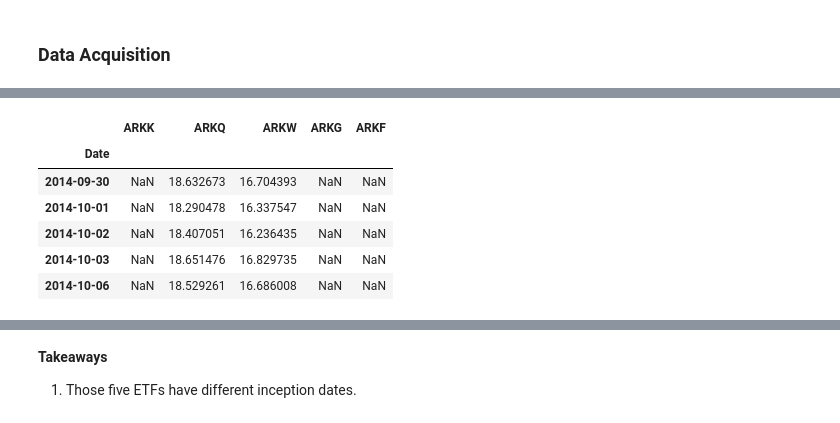
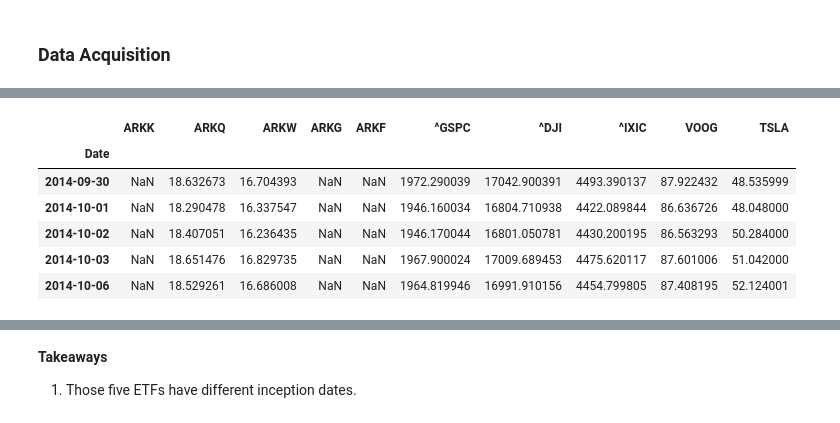
Before and after one commit to Yongliang-Shi/market-prediction, a Jupyter notebook: explore_ark.ipynb, the cells around one changed output, grey strips where cells are left out. Drawn from its saved outputs; the diff is of its cells as text; code cells hidden in the pictures.

```diff
--- a/explore_ark.ipynb
+++ b/explore_ark.ipynb
@@ -32,12 +43,15 @@ ETFs can contain all types of investments including stocks, commodities, or bond
 # Create a list of interested stocks
 arks = ['ARKK', 'ARKQ', 'ARKW', 'ARKG', 'ARKF']
 
+# Creata a list of benchmark indexes
+references = ['^GSPC', '^DJI', '^IXIC', 'VOOG','TSLA']
+
 # Define start and end date
-start_date = '2010-01-01'
+start_date = '2014-09-30'
 end_date = date.today()
 
 # Acquire their adjusted closing prices from yahoo finance
-df_arks = acquire.acquire_stock_data(arks, 'yahoo', start_date, end_date)
+df_arks = acquire.acquire_stock_data(arks+references, 'yahoo', start_date, end_date)
 
 # Inspect the dataframe
 print(df_arks.shape)
@@ -49,7 +63,7 @@ Wall time: 2.48 s
-|  | ARKK | ARKQ | ARKW | ARKG | ARKF |
-| Date |  |  |  |  |  |
-| 2014-09-30 | NaN | 18.632673 | 16.704393 | NaN | NaN |
-| 2014-10-01 | NaN | 18.290478 | 16.337547 | NaN | NaN |
-| 2014-10-02 | NaN | 18.407051 | 16.236435 | NaN | NaN |
-| 2014-10-03 | NaN | 18.651476 | 16.829735 | NaN | NaN |
-| 2014-10-06 | NaN | 18.529261 | 16.686008 | NaN | NaN |
+|  | ARKK | ARKQ | ARKW | ARKG | ARKF | ^GSPC | ^DJI | ^IXIC | VOOG | TSLA |
+| Date |  |  |  |  |  |  |  |  |  |  |
+| 2014-09-30 | NaN | 18.632673 | 16.704393 | NaN | NaN | 1972.290039 | 17042.900391 | 4493.390137 | 87.922432 | 48.535999 |
+| 2014-10-01 | NaN | 18.290478 | 16.337547 | NaN | NaN | 1946.160034 | 16804.710938 | 4422.089844 | 86.636726 | 48.048000 |
+| 2014-10-02 | NaN | 18.407051 | 16.236435 | NaN | NaN | 1946.170044 | 16801.050781 | 4430.200195 | 86.563293 | 50.284000 |
+| 2014-10-03 | NaN | 18.651476 | 16.829735 | NaN | NaN | 1967.900024 | 17009.689453 | 4475.620117 | 87.601006 | 51.042000 |
+| 2014-10-06 | NaN | 18.529261 | 16.686008 | NaN | NaN | 1964.819946 | 16991.910156 | 4454.799805 | 87.408195 | 52.124001 |
```
Also changed, not shown: parts of 13 cells of this notebook.
